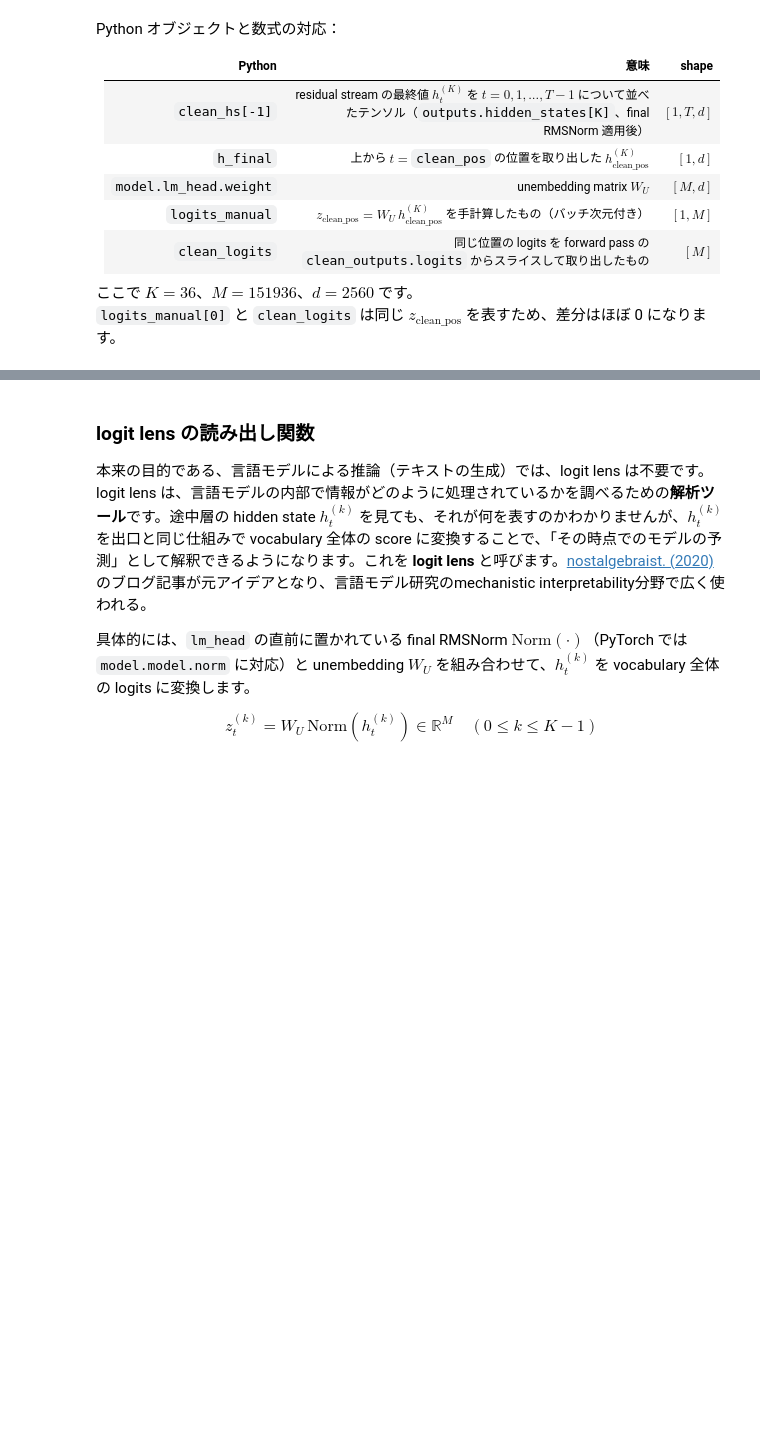
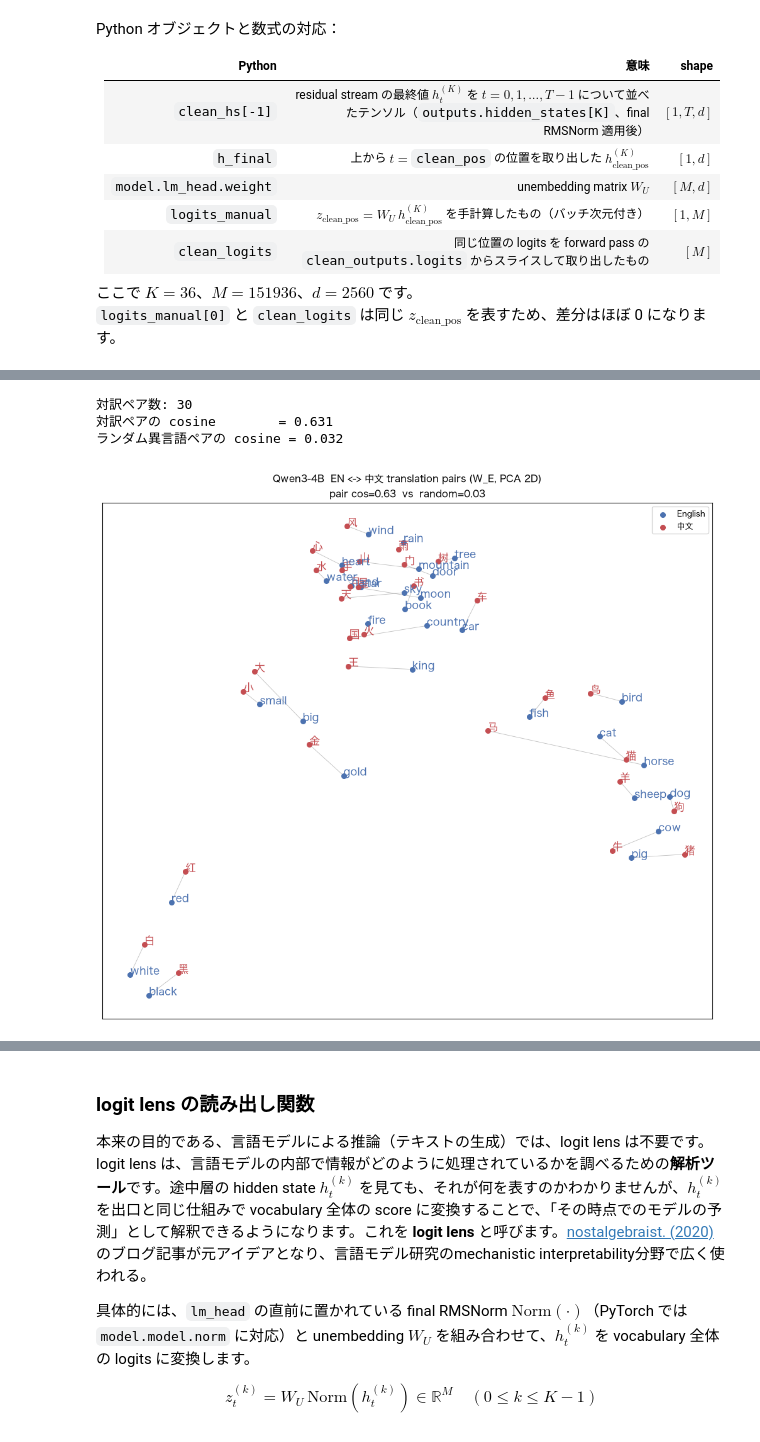
Before and after one commit to shimosan/qwen3_4b_probe, a Jupyter notebook: rendered/02_residual_stream_logit_lens_patching.ipynb, the cells around one changed output, grey strips where cells are left out. Cells and saved outputs as stored; diff of their text form; code cells hidden in the pictures; blank space fills up the shorter version.

```diff
--- a/rendered/02_residual_stream_logit_lens_patching.ipynb
+++ b/rendered/02_residual_stream_logit_lens_patching.ipynb
@@ -674,0 +914,61 @@ max |W_E - W_U| = 0.0000e+00  (same tensor)
+# %%
+# 言語をまたぐ: 英語↔中国語の対訳ペアが埋め込み空間でどこに来るか。
+# 上のセルの single_token_id / W_E / np / plt を再利用。CJK フォントは §1 の早期セルで設定済み。
+from sklearn.decomposition import PCA
+
+PAIRS = [
+    ("dog","狗"),("cat","猫"),("fish","鱼"),("bird","鸟"),("horse","马"),("cow","牛"),
+    ("pig","猪"),("sheep","羊"),("water","水"),("fire","火"),("mountain","山"),("moon","月"),
+    ("star","星"),("sky","天"),("rain","雨"),("wind","风"),("country","国"),("king","王"),
+    ("book","书"),("hand","手"),("heart","心"),("door","门"),("car","车"),("tree","树"),
+    ("red","红"),("white","白"),("black","黑"),("gold","金"),("big","大"),("small","小"),
+]
+
+def zh_id(ch):
+    for c in (ch, " " + ch):
+        ids = tokenizer.encode(c, add_special_tokens=False)
+        if len(ids) == 1:
+            return ids[0]
+    return None
+
+E, Z, kept = [], [], []
+for en, zh in PAIRS:
+    ei, zi = single_token_id(en), zh_id(zh)      # single_token_id は英語用（上のセルで定義）
+    if ei is not None and zi is not None:
+        E.append(W_E[ei]); Z.append(W_E[zi]); kept.append((en, zh))
+E = np.array(E); Z = np.array(Z)
+
+def cos(a, b): return float(a @ b / (np.linalg.norm(a) * np.linalg.norm(b) + 1e-8))
+n = len(kept)
+pair_cos = np.mean([cos(E[i], Z[i]) for i in range(n)])
+rand_cos = np.mean([cos(E[i], Z[j]) for i in range(n) for j in range(n) if i != j])
+print(f"対訳ペア数: {n}")
+print(f"対訳ペアの cosine        = {pair_cos:.3f}")
+print(f"ランダム異言語ペアの cosine = {rand_cos:.3f}")
+
+# PCA 2D で EN+ZH を並べ、対訳を線で結ぶ
+allv = np.vstack([E, Z])
+alln = allv / (np.linalg.norm(allv, axis=1, keepdims=True) + 1e-8)
+P = PCA(n_components=2, random_state=0).fit_transform(alln)
+Pe, Pz = P[:n], P[n:]
+
+fig, ax = plt.subplots(figsize=(10, 9))
+for i in range(n):
+    ax.plot([Pe[i,0], Pz[i,0]], [Pe[i,1], Pz[i,1]], color="gray", lw=0.6, alpha=0.5, zorder=1)
+ax.scatter(Pe[:,0], Pe[:,1], s=30, color="#4C72B0", label="English", zorder=2)
+ax.scatter(Pz[:,0], Pz[:,1], s=30, color="#C44E52", label="中文", zorder=2)
+for i, (en, zh) in enumerate(kept):
+    ax.text(Pe[i,0], Pe[i,1], en, fontsize=12, color="#4C72B0")
+    ax.text(Pz[i,0], Pz[i,1], zh, fontsize=12, color="#C44E52")
+ax.set_title(f"Qwen3-4B  EN <-> 中文 translation pairs (W_E, PCA 2D)\n"
+             f"pair cos={pair_cos:.2f}  vs  random={rand_cos:.2f}",
+             fontsize=11)
+ax.set_xticks([]); ax.set_yticks([]); ax.legend(fontsize=9)
+fig.tight_layout()
+fig.savefig(outputs_dir / "nb02_crosslingual_en_zh.png", dpi=200)
+plt.show()
+# %% [output]
+対訳ペア数: 30
+対訳ペアの cosine        = 0.631
+ランダム異言語ペアの cosine = 0.032
+[figure, added]
```
Also changed, not shown: parts of 157 cells of this notebook.
